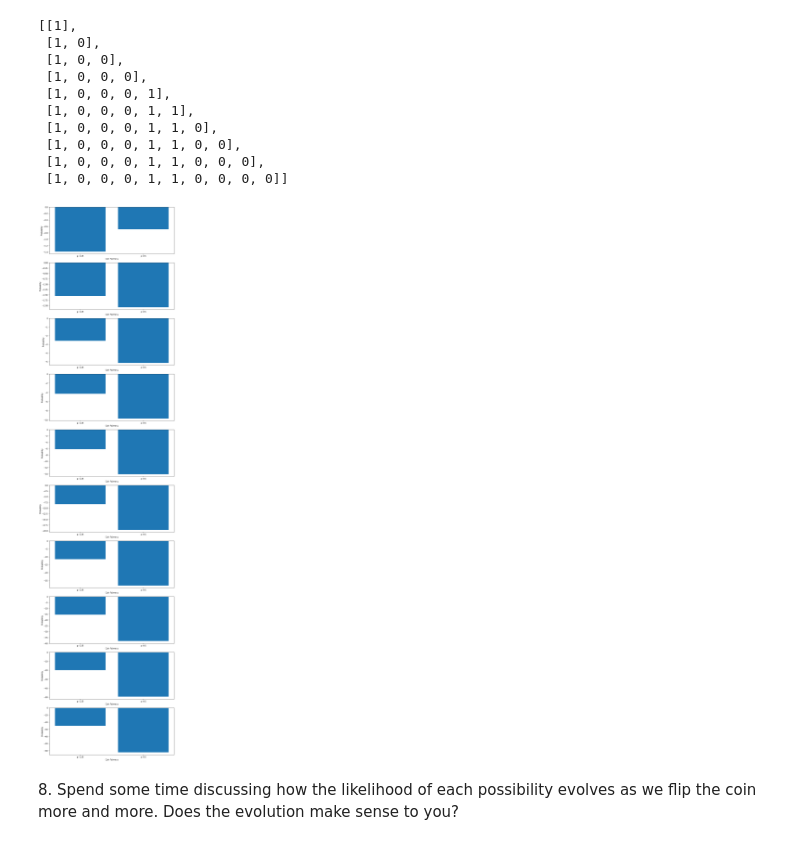
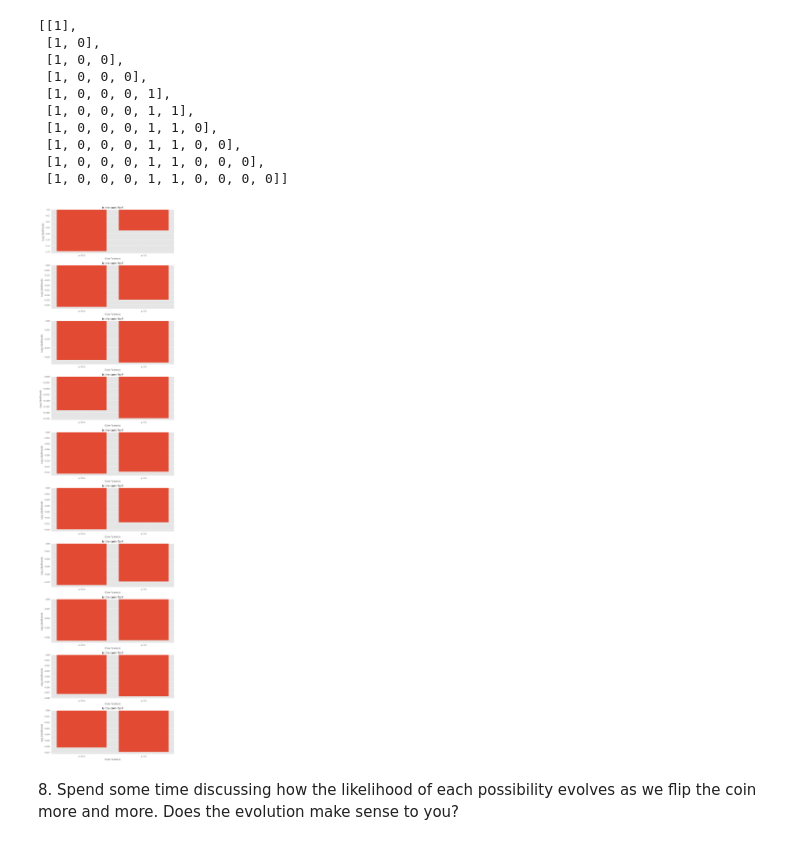
Before and after one commit to mrdtirado/GschoolWork, a Jupyter notebook: Week_4/Day 16 Exploring Maximum Likelihood INCOMPLETE.ipynb, the cells around one changed output. Cells and saved outputs as stored; diff of their text form; code cells hidden in the pictures.

```diff
--- a/Week_4/Day 16 Exploring Maximum Likelihood INCOMPLETE.ipynb
+++ b/Week_4/Day 16 Exploring Maximum Likelihood INCOMPLETE.ipynb
@@ -41,4 +43,4 @@ def flip_coin(n_flips, p=0.5):
     """
     return stats.binom(n=1, p=p).rvs(int(n_flips))
 # %%
-flips = flip_coin(n_flips = 100, p =0.5)
+flips = flip_coin(n_flips = 100, p =0.5); flips
@@ -51,14 +61,9 @@ def coin_log_likelihood(p, flips):
     """Return the log-likelihood of a parameter p given a sequence of coin flips.
     """
     n = len(flips)
-    binomial_mean = len(flips)*p
-    binomial_variance = len(flips)*p*(1-p)
-    normal = stats.binom(n,p)
-
-    #print(normal.pdf(0.5))
-    likelihoods = [normal.pmf(datum) for datum in flips]
-    #print(likelihoods)
-    return np.sum(np.log(likelihoods))
+    model = stats.binom(1,p)
+    likelihoods = [model.pmf(datum) for datum in flips]
+    return np.sum(np.log(likelihoods))/n**2
 # %%
 coin_log_likelihood(p=.5 , flips=flips)
 # %% [output]
@@ -79,19 +80,12 @@ lst_coins.append(unfair_coin)
 # %%
-fig, ax = plt.subplots(1, figsize=(10,4), sharex=True, sharey=True)
-def plot_coin_likelihood(ax, ps, data):
+def plot_coin_likelihood(ax, probs, data, title = 'Is the coin fair?'):
+    LLs = []
+    for p in probs:
+        LLs.append( coin_log_likelihood(p, data) )
 
-    #ax = plt.gca().invert_yaxis()
-    #ax.set_ylabel('Probablity')
-    #ax.set_xlabel('Coin Fairness')
-
-    lst = []
-    for i in ps:
-        like_coin = coin_log_likelihood(p=i, flips = data)
-        lst.append(like_coin)
-
-    labels = ['p: {}'.format(p) for p in ps]
-    ax.bar(labels, lst)
-    ax.set_ylabel('Probablity')
+    labels = ['p: {}'.format(p) for p in probs]
+    ax.bar(labels,LLs)
+    ax.set_ylabel('Log-Likelihoods')
     ax.set_xlabel('Coin Fairness')
-
-    return
+    ax.set_title(title)
+    return ax
@@ -100,3 +92,2 @@ def plot_coin_likelihood(ax, ps, data):
 # %%
 probs = [0.1, 0.5, 0.75]
-flips_ques = [1,0,0,0,1,1,0,0,0,0]
@@ -124,11 +126,11 @@ total_flip_lst
 # %%
 fig, ax = plt.subplots(10, figsize=(10,40))
 
 for i in range(10):
-    plot_coin_likelihood(ax[i], ps = probs, data = total_flip_lst[i])
+    plot_coin_likelihood(ax[i], probs = probs, data = total_flip_lst[i])
 
 plt.tight_layout()
 # %% [output]
-[figure, old version]
+[figure, new version]
 # %% [markdown]
 8\. Spend some time discussing how the likelihood of each possibility evolves as we flip the coin more and more.  Does the evolution make sense to you?
```
Also changed, not shown: parts of 27 cells of this notebook, 13 other files.
